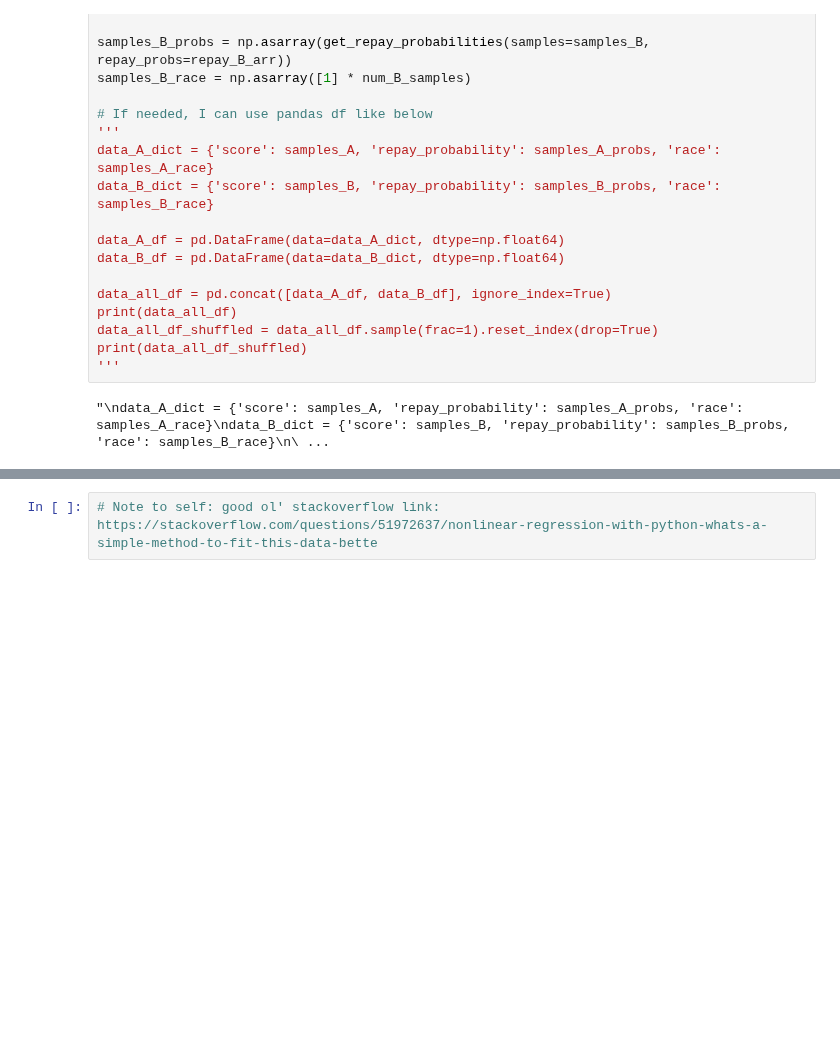
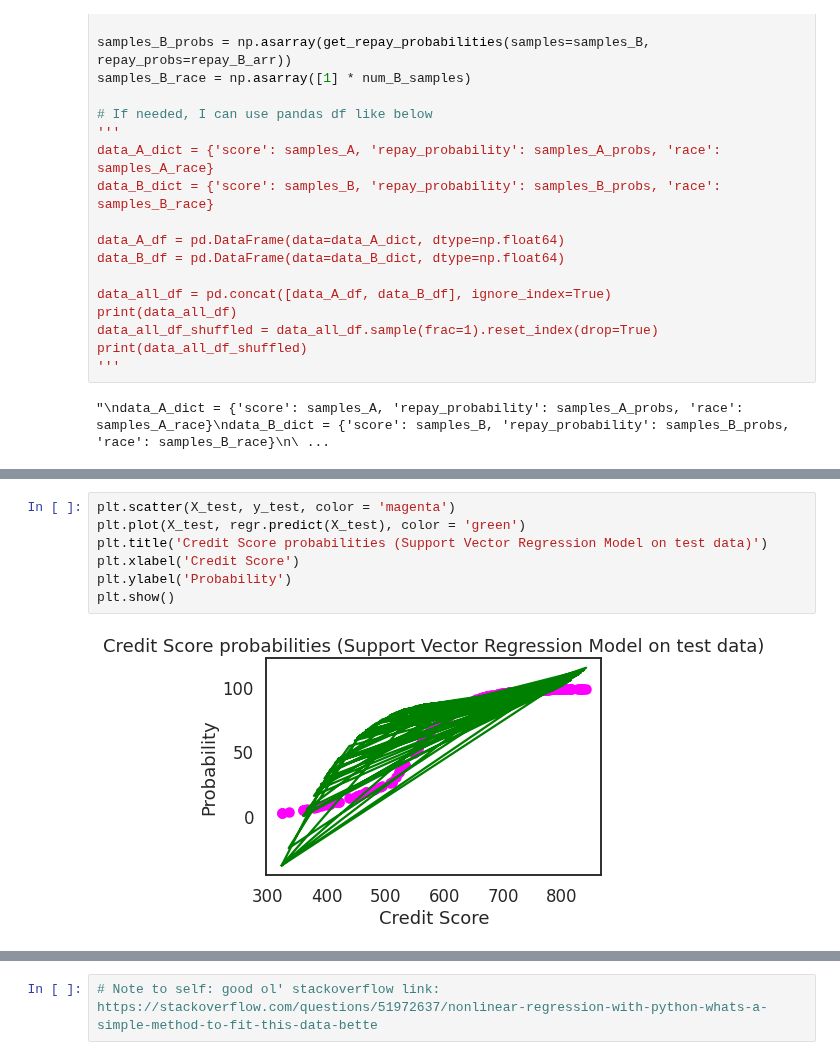
Before and after one commit to lydiatliu/delayedimpact, a Jupyter notebook: notebooks/simulated_data_NLR.ipynb, the cells around one changed output, grey strips where cells are left out. Saved outputs shown, nothing was run; the diff lists cells and outputs as text; blank space fills up the shorter version.

```diff
--- a/notebooks/simulated_data_NLR.ipynb
+++ b/notebooks/simulated_data_NLR.ipynb
@@ -225,2 +260,11 @@ print(coeff_deter)
+# %%
+plt.scatter(X_test, y_test, color = 'magenta')
+plt.plot(X_test, regr.predict(X_test), color = 'green')
+plt.title('Credit Score probabilities (Support Vector Regression Model on test data)')
+plt.xlabel('Credit Score')
+plt.ylabel('Probability')
+plt.show()
+# %% [output]
+[figure, added]
 # %%
 # Sigmoid as kernel for SVR
```
Also changed, not shown: parts of 14 cells of this notebook.
